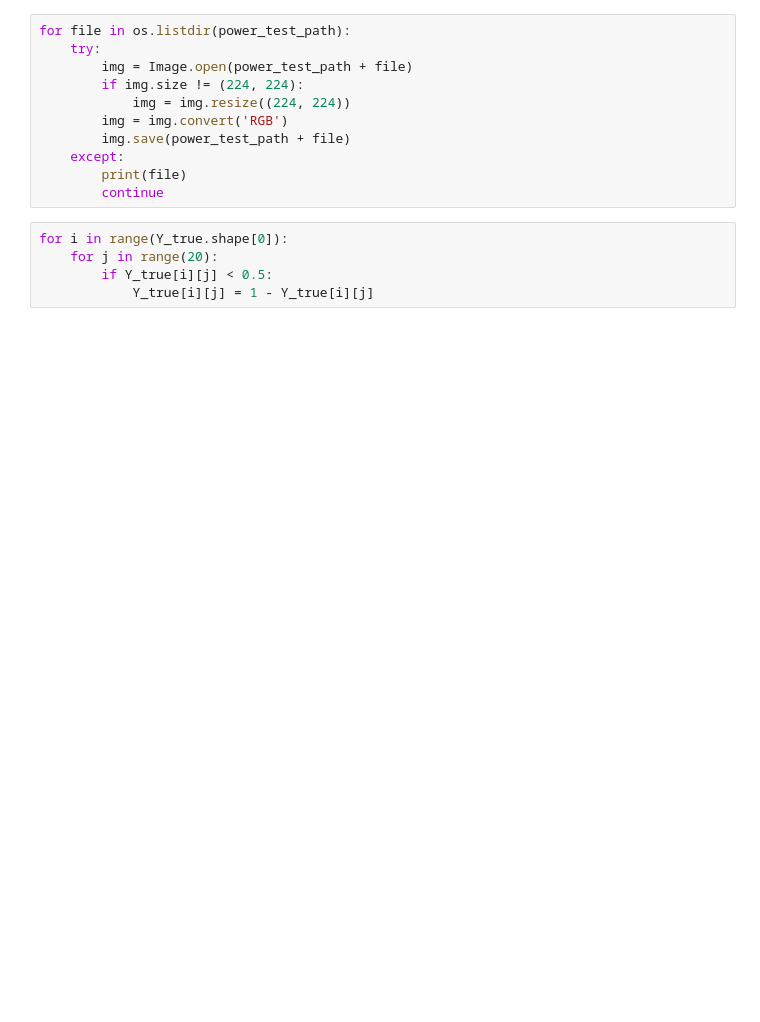
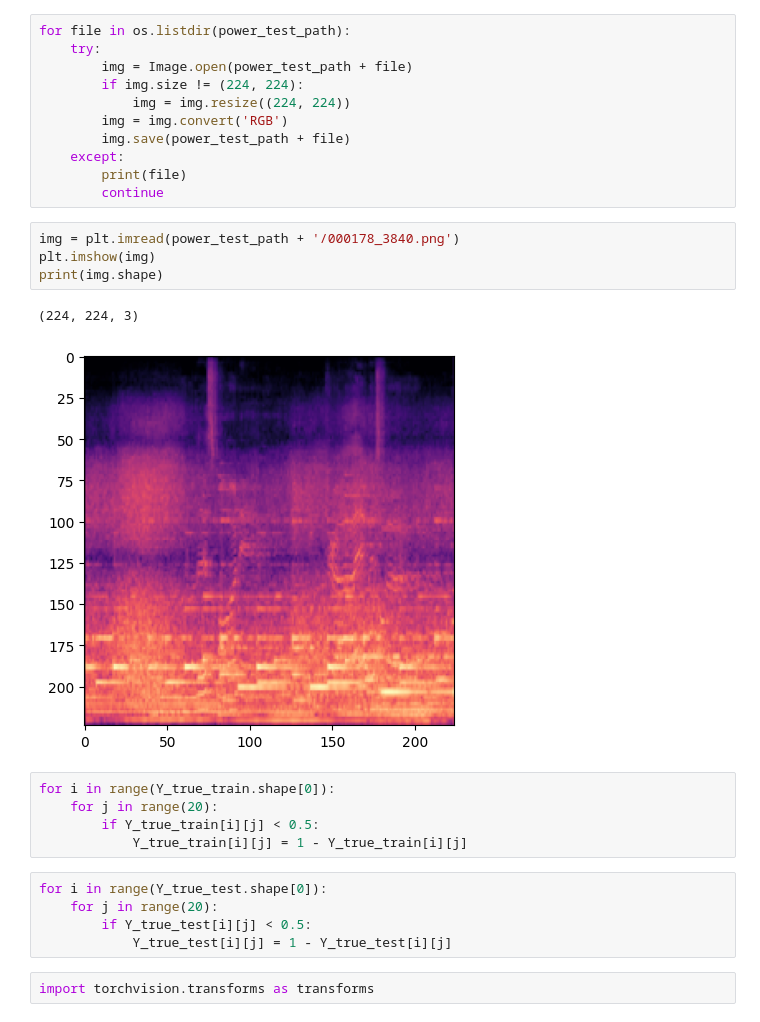
Before and after one commit to ehsankader16/CSE-472-ML_Project, a Jupyter notebook: project_notebook.ipynb, the cells around one changed output. Drawn from its saved outputs; the diff is of its cells as text; blank space fills up the shorter version.

```diff
--- a/project_notebook.ipynb
+++ b/project_notebook.ipynb
@@ -351,8 +359,22 @@ for file in os.listdir(power_test_path):
     except:
         print(file)
         continue
+# %%
+img = plt.imread(power_test_path + '/000178_3840.png')
+plt.imshow(img)
+print(img.shape)
+# %% [output]
+(224, 224, 3)
+[figure, added]
 # %%
-for i in range(Y_true.shape[0]):
+for i in range(Y_true_train.shape[0]):
     for j in range(20):
-        if Y_true[i][j] < 0.5:
-            Y_true[i][j] = 1 - Y_true[i][j]
+        if Y_true_train[i][j] < 0.5:
+            Y_true_train[i][j] = 1 - Y_true_train[i][j]
+# %%
+for i in range(Y_true_test.shape[0]):
+    for j in range(20):
+        if Y_true_test[i][j] < 0.5:
+            Y_true_test[i][j] = 1 - Y_true_test[i][j]
+# %%
+import torchvision.transforms as transforms
```
Also changed, not shown: parts of 16 cells of this notebook.
